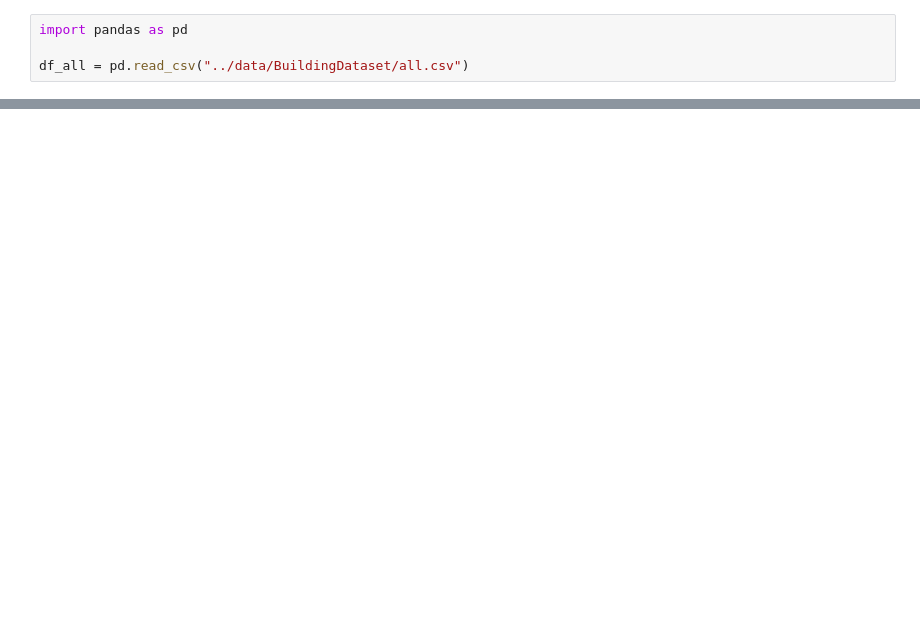
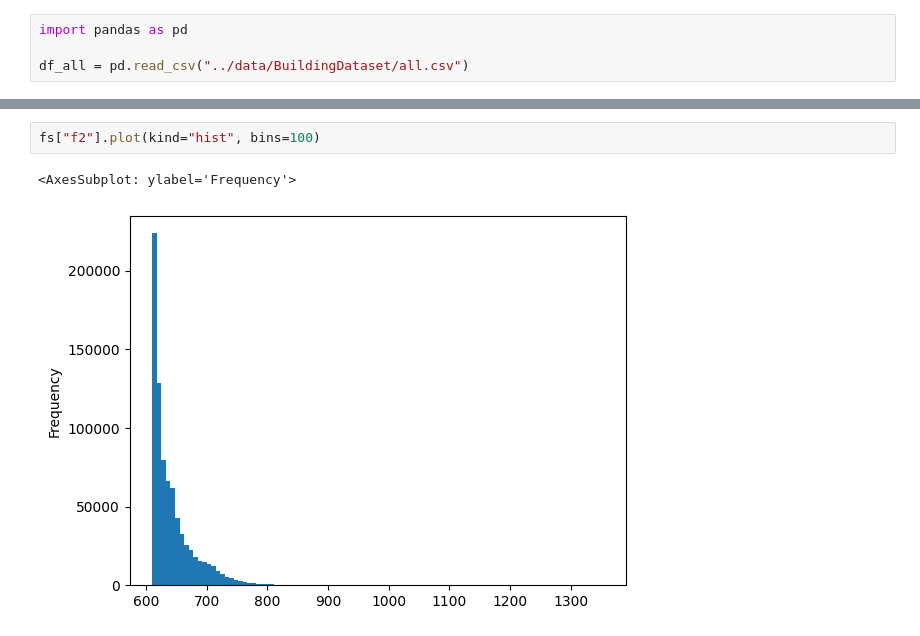
Before and after one commit to gialmisi/xaimoo-experiments, a Jupyter notebook: notebooks/building_data.ipynb, the cells around one changed output, grey strips where cells are left out. Cells and saved outputs as stored; diff of their text form; blank space fills up the shorter version.

```diff
--- a/notebooks/building_data.ipynb
+++ b/notebooks/building_data.ipynb
@@ -23,0 +41,5 @@ xs shape = (806540, 99)
+# %%
+fs["f2"].plot(kind="hist", bins=100)
+# %% [output]
+<AxesSubplot: ylabel='Frequency'>
+[figure, added]
```
Also changed, not shown: parts of 12 cells of this notebook.
